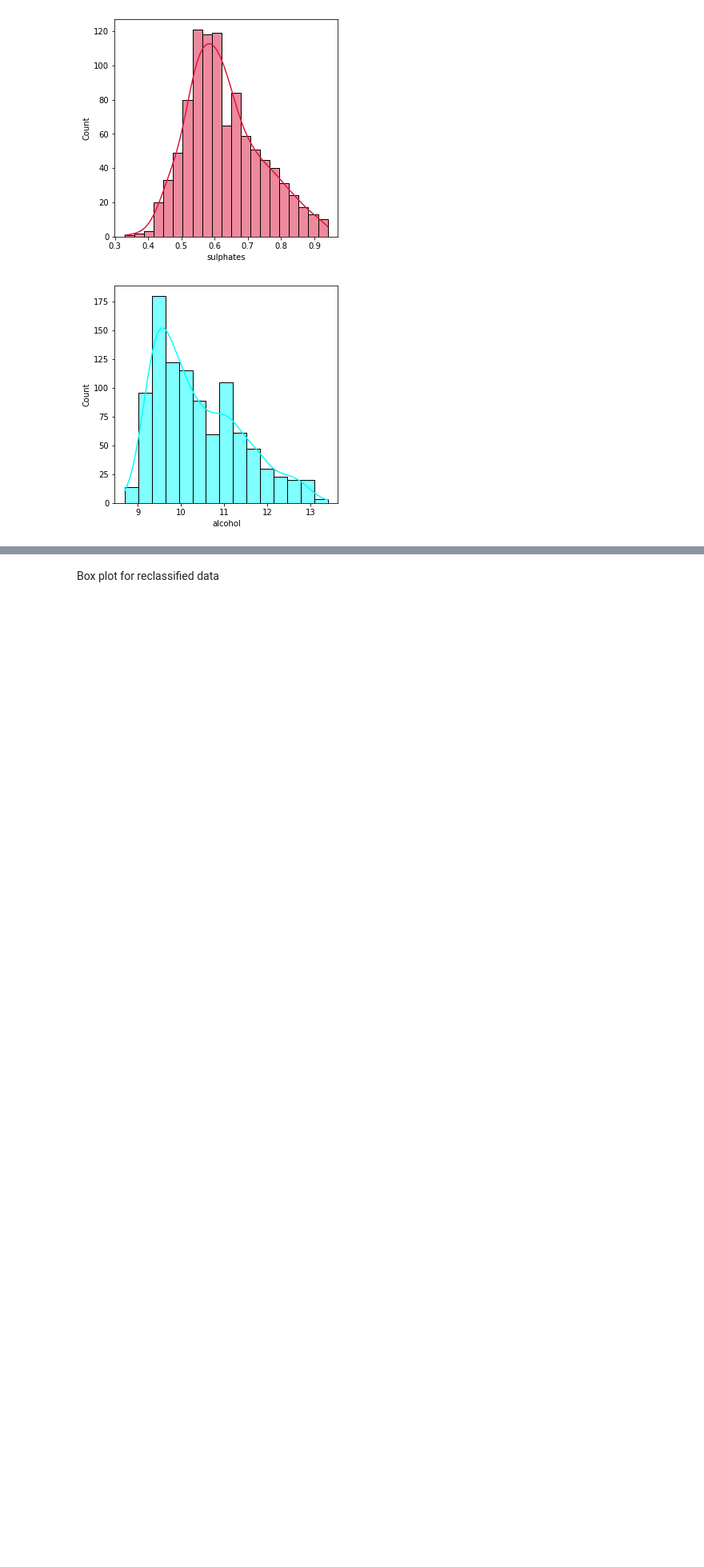
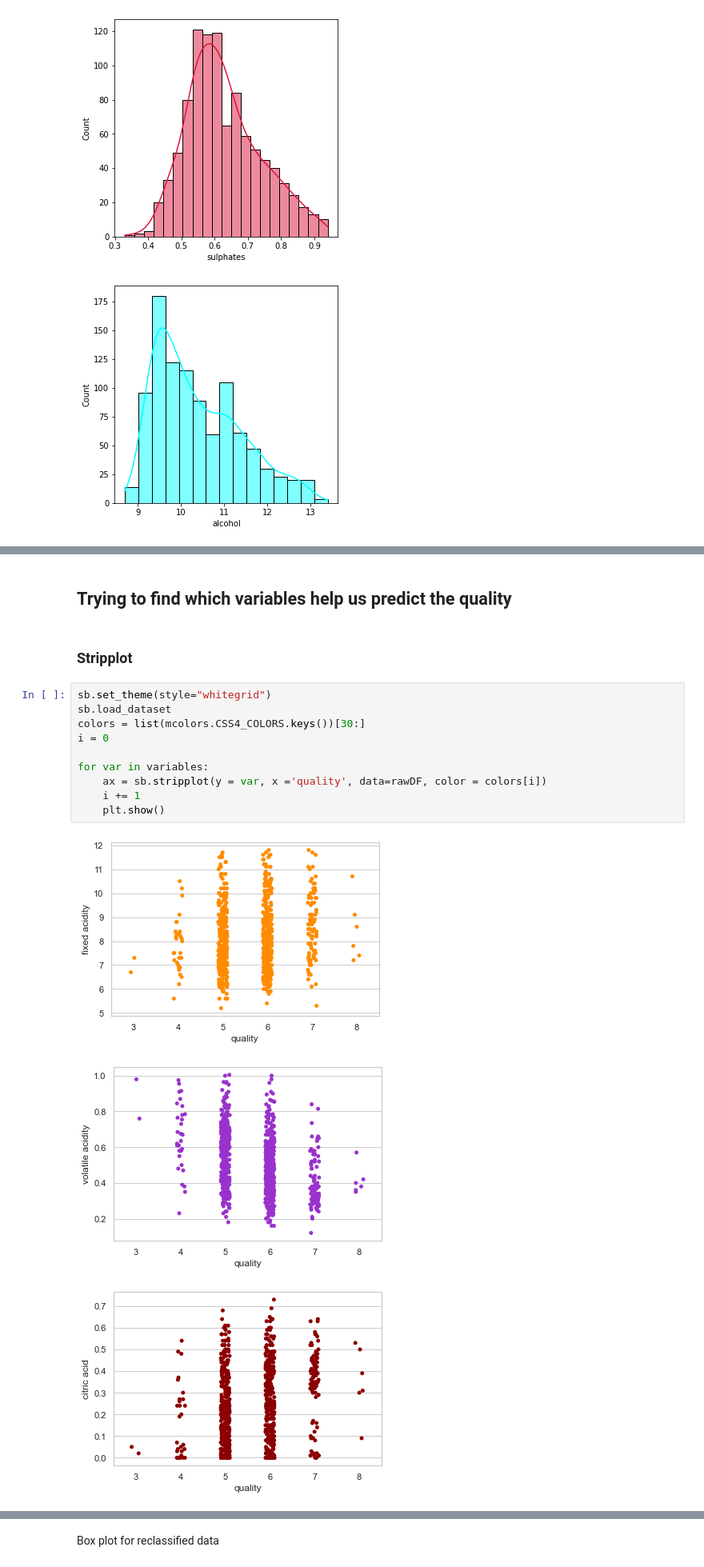
Before and after one commit to danxuZhang/WineQuality, a Jupyter notebook: src/eda.ipynb, the cells around one changed output, grey strips where cells are left out. Shown at 80% size. Drawn from its saved outputs; the diff is of its cells as text; blank space fills up the shorter version.

```diff
--- a/src/eda.ipynb
+++ b/src/eda.ipynb
@@ -92,0 +116,18 @@ for var in variables:
+# %% [markdown]
+## Trying to find which variables help us predict the quality
+# %% [markdown]
+### Stripplot
+# %%
+sb.set_theme(style="whitegrid")
+sb.load_dataset
+colors = list(mcolors.CSS4_COLORS.keys())[30:]
+i = 0
+
+for var in variables:
+    ax = sb.stripplot(y = var, x ='quality', data=rawDF, color = colors[i])
+    i += 1
+    plt.show()
+# %% [output]
+[figure, added]
+[figure, added]
+[figure, added]
```
Also changed, not shown: parts of 13 cells of this notebook.
